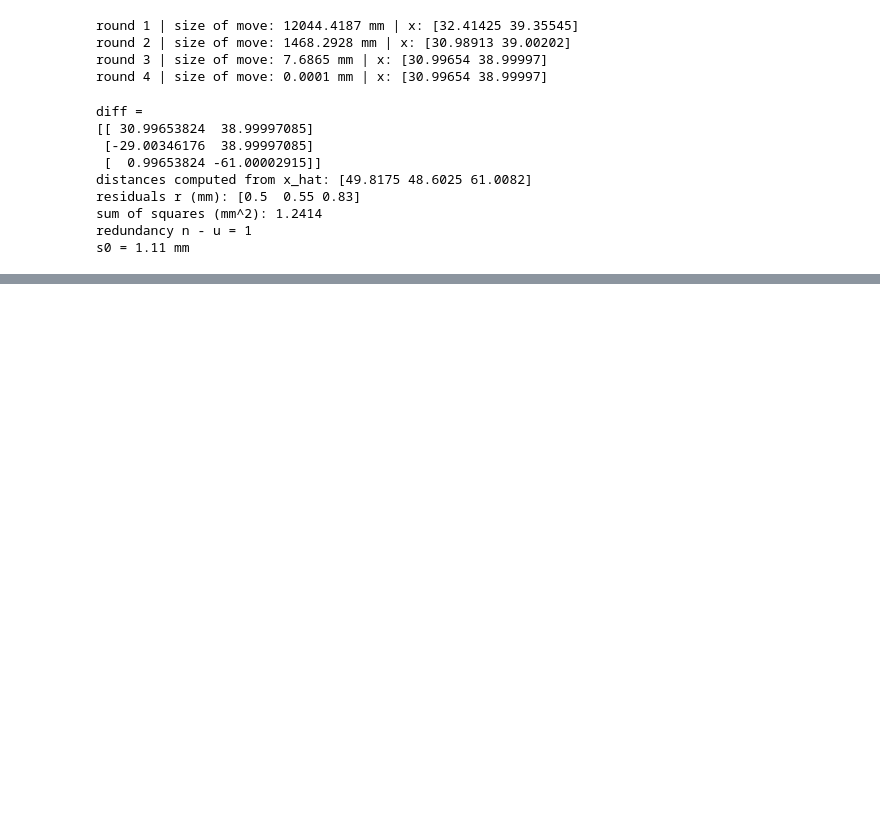
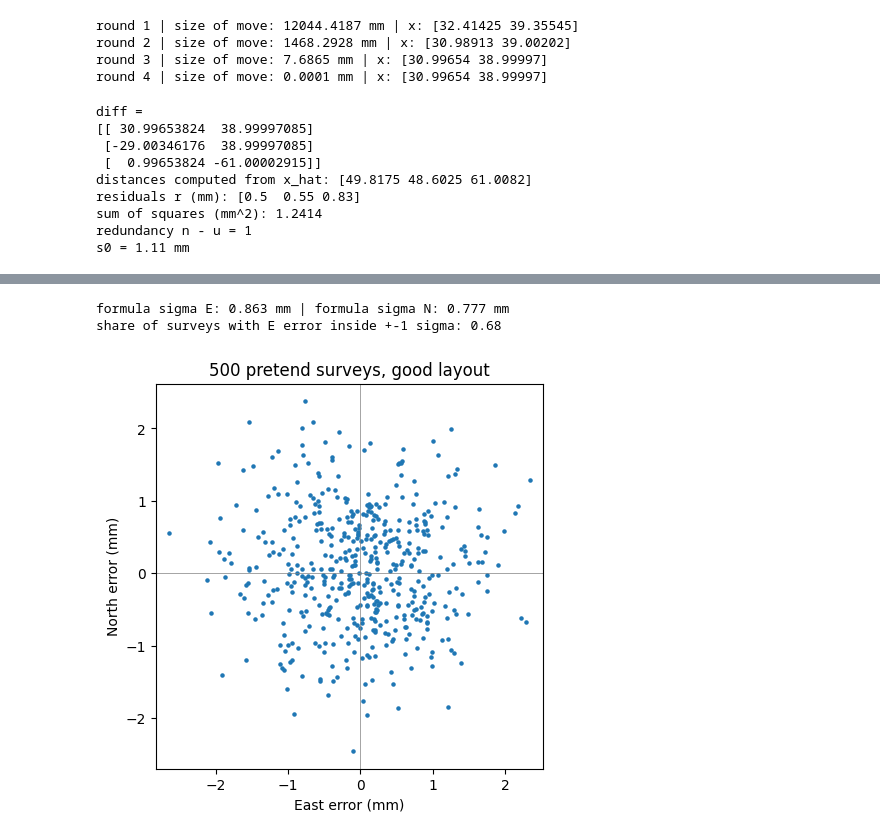
Before and after one commit to AsfandyarFarooqi/learning-log, a Jupyter notebook: week06_positioning.ipynb, the cells around one changed output, grey strips where cells are left out. Drawn from its saved outputs; the diff is of its cells as text; code cells hidden in the pictures; blank space fills up the shorter version.

```diff
--- a/week06_positioning.ipynb
+++ b/week06_positioning.ipynb
@@ -167,0 +232,20 @@ s0 = 1.11 mm
+# %%
+S_true = np.array([41.0, 28.0])
+d_true = np.sqrt(np.sum((S_true - ctrl)**2, axis=1))
+
+rng = np.random.default_rng(1)
+answers = []
+for k in range(500):
+    noise = rng.normal(0, 0.001, size=3)
+    l_sim = d_true + noise
+    x_sim = free_station(ctrl, l_sim, x0, show=False)
+    answers.append(x_sim)
+
+answers = np.array(answers)
+off_mm = (answers - S_true) * 1000
+
+print("true distances:", np.round(d_true, 5))
+print("shape of answers:", answers.shape)
+print("first 3 answers:\n", np.round(answers[:3], 5))
+print("spread of E:", round(np.std(off_mm[:, 0]), 3), "mm")
+print("spread of N:", round(np.std(off_mm[:, 1]), 3), "mm")
@@ -167,0 +261,24 @@ s0 = 1.11 mm
+# %%
+A_t = (S_true - ctrl) / d_true.reshape(3, 1)
+C_t = 0.001**2 * np.linalg.inv(A_t.T @ A_t)
+sig_E_t = np.sqrt(C_t[0, 0])
+sig_N_t = np.sqrt(C_t[1, 1])
+print("formula sigma E:", round(sig_E_t * 1000, 3), "mm | formula sigma N:", round(sig_N_t * 1000, 3), "mm")
+
+inside = np.abs(off_mm[:, 0]) < sig_E_t * 1000
+print("share of surveys with E error inside +-1 sigma:", np.mean(inside))
+# %% [output]
+formula sigma E: 0.863 mm | formula sigma N: 0.777 mm
+share of surveys with E error inside +-1 sigma: 0.68
+# %%
+plt.figure(figsize=(5, 5))
+plt.scatter(off_mm[:, 0], off_mm[:, 1], s=5)
+plt.axhline(0, color="grey", linewidth=0.5)
+plt.axvline(0, color="grey", linewidth=0.5)
+plt.xlabel("East error (mm)")
+plt.ylabel("North error (mm)")
+plt.title("500 pretend surveys, good layout")
+plt.axis("equal")
+plt.show()
+# %% [output]
+[figure, added]
```
Also changed, not shown: parts of 10 cells of this notebook.
